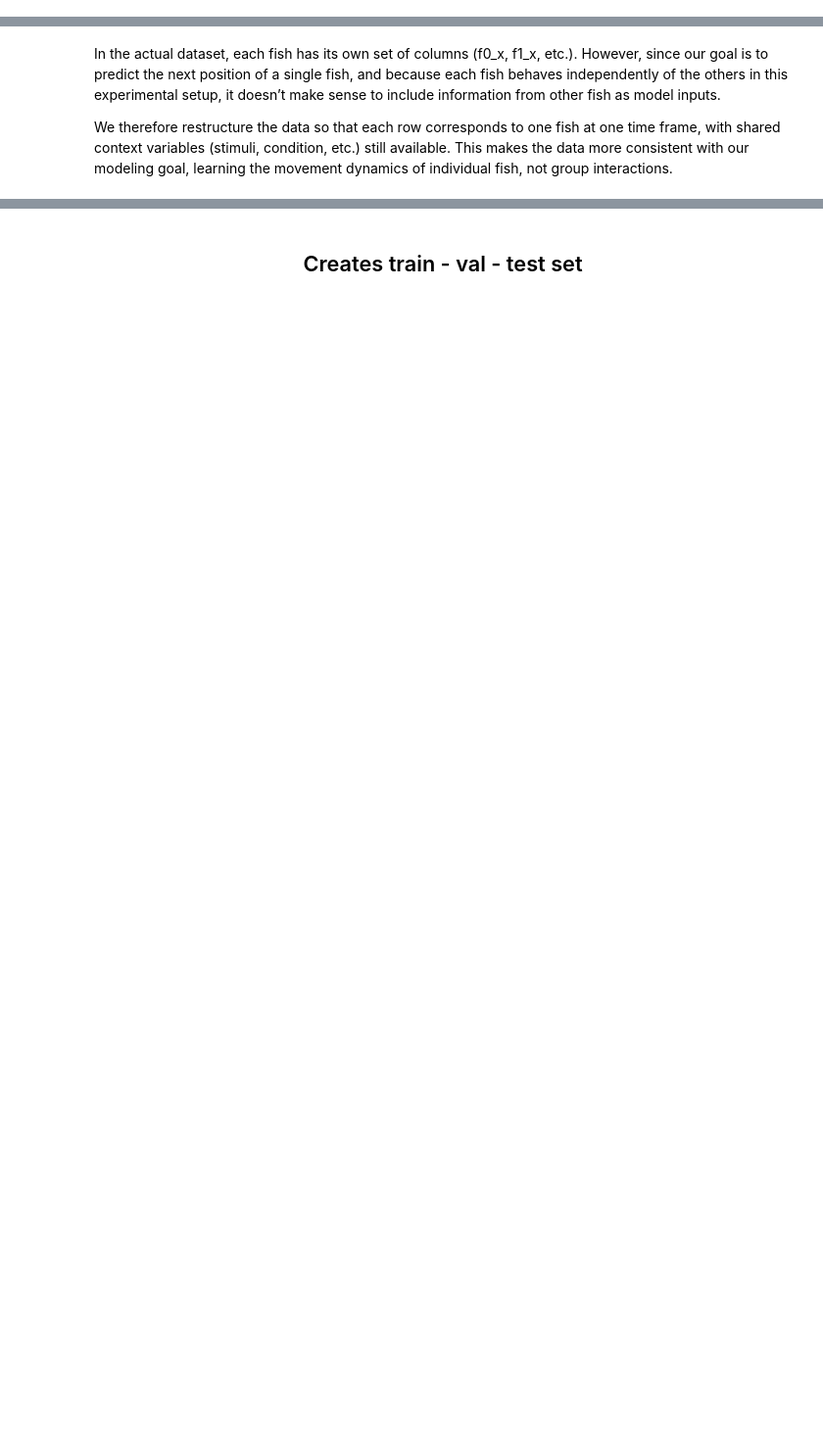
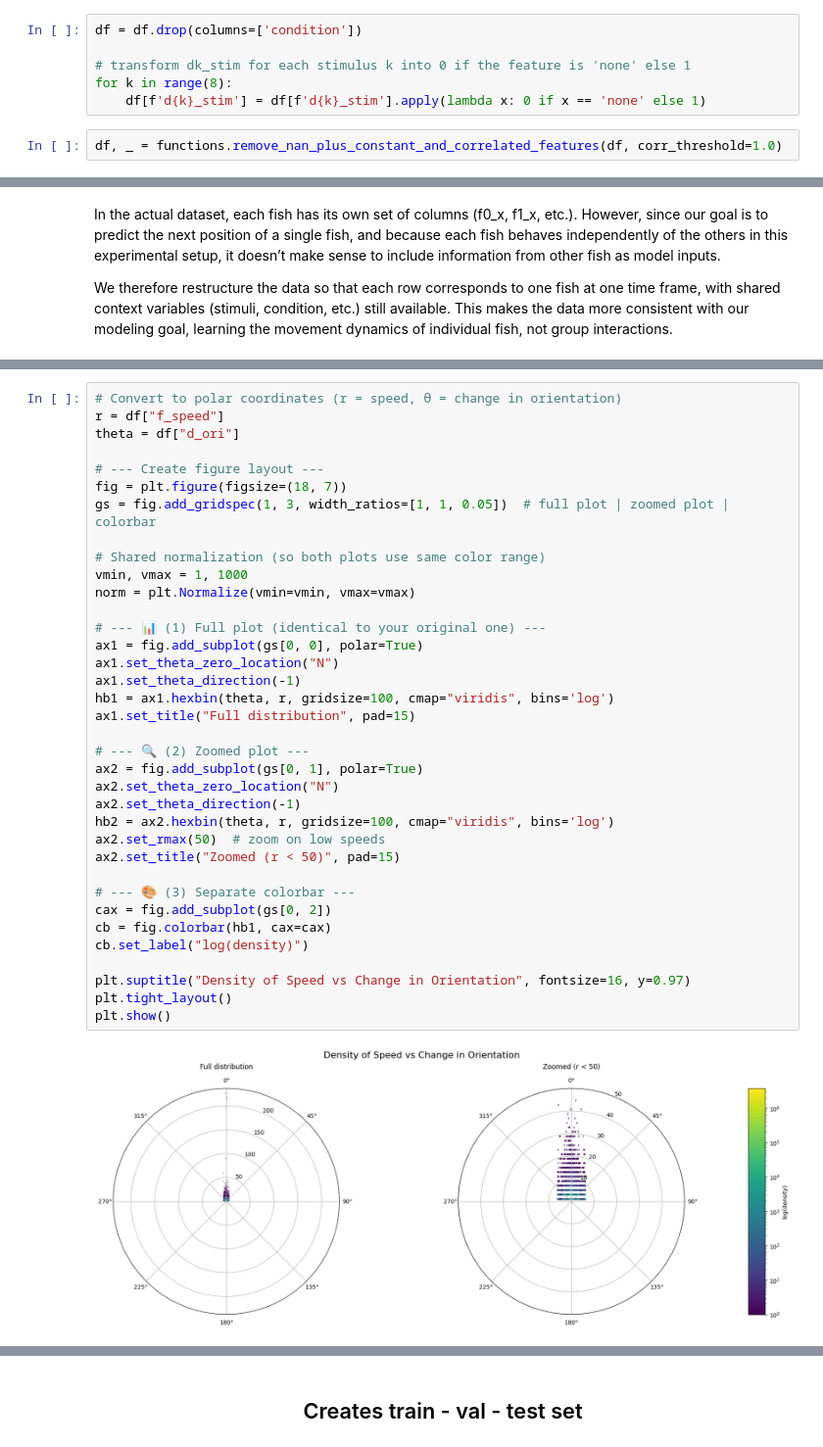
Before and after one commit to LarschLab/mp_semiCL_behavior, a Jupyter notebook: notebooks/prediction/zebrafish_Prediction.ipynb, the cells around one changed output, grey strips where cells are left out. Shown: that part at 98% size. Cells and saved outputs as stored; diff of their text form; blank space fills up the shorter version.

Commit message:
feat: implemented polar and raw polar encoding (working, not yet fully reviewed)

```diff
--- a/notebooks/prediction/zebrafish_Prediction.ipynb
+++ b/notebooks/prediction/zebrafish_Prediction.ipynb
@@ -203,0 +146,8 @@ df.head()
+# %%
+df = df.drop(columns=['condition'])
+
+# transform dk_stim for each stimulus k into 0 if the feature is 'none' else 1
+for k in range(8):
+    df[f'd{k}_stim'] = df[f'd{k}_stim'].apply(lambda x: 0 if x == 'none' else 1)
+# %%
+df, _ = functions.remove_nan_plus_constant_and_correlated_features(df, corr_threshold=1.0)
@@ -243,0 +194,38 @@ Columns: ['f_x', 'f_y', 'f_ori', 'd0_x', 'd0_y', 'd1_x', 'd1_y', 'd2_x', 'd2_y',
+# %%
+# Convert to polar coordinates (r = speed, θ = change in orientation)
+r = df["f_speed"]
+theta = df["d_ori"]
+
+# --- Create figure layout ---
+fig = plt.figure(figsize=(18, 7))
+gs = fig.add_gridspec(1, 3, width_ratios=[1, 1, 0.05])  # full plot | zoomed plot | colorbar
+
+# Shared normalization (so both plots use same color range)
+vmin, vmax = 1, 1000
+norm = plt.Normalize(vmin=vmin, vmax=vmax)
+
+# --- 📊 (1) Full plot (identical to your original one) ---
+ax1 = fig.add_subplot(gs[0, 0], polar=True)
+ax1.set_theta_zero_location("N")
+ax1.set_theta_direction(-1)
+hb1 = ax1.hexbin(theta, r, gridsize=100, cmap="viridis", bins='log')
+ax1.set_title("Full distribution", pad=15)
+
+# --- 🔍 (2) Zoomed plot ---
+ax2 = fig.add_subplot(gs[0, 1], polar=True)
+ax2.set_theta_zero_location("N")
+ax2.set_theta_direction(-1)
+hb2 = ax2.hexbin(theta, r, gridsize=100, cmap="viridis", bins='log')
+ax2.set_rmax(50)  # zoom on low speeds
+ax2.set_title("Zoomed (r < 50)", pad=15)
+
+# --- 🎨 (3) Separate colorbar ---
+cax = fig.add_subplot(gs[0, 2])
+cb = fig.colorbar(hb1, cax=cax)
+cb.set_label("log(density)")
+
+plt.suptitle("Density of Speed vs Change in Orientation", fontsize=16, y=0.97)
+plt.tight_layout()
+plt.show()
+# %% [output]
+[figure, added]
```
Also changed, not shown: parts of 33 cells of this notebook, 2 other files.
